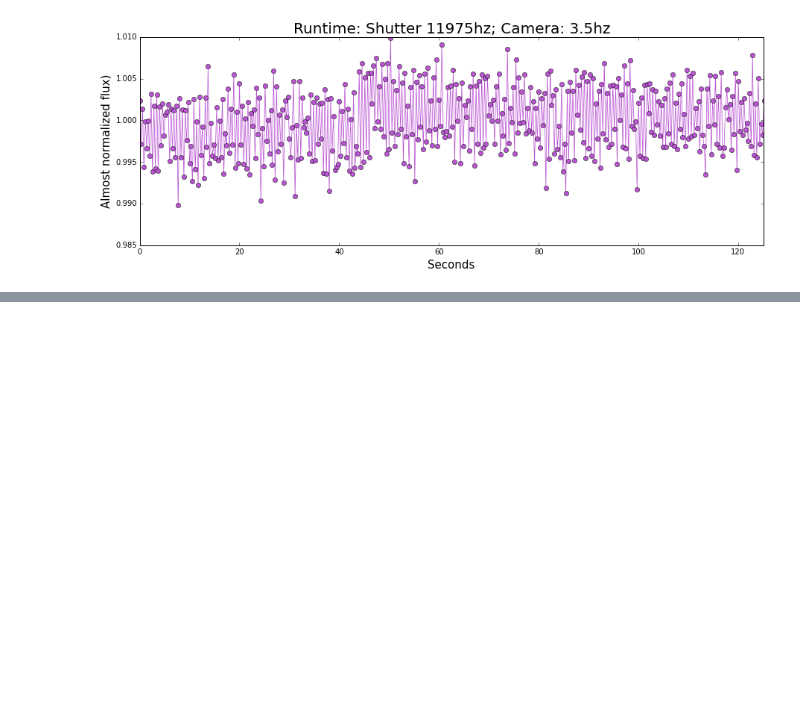
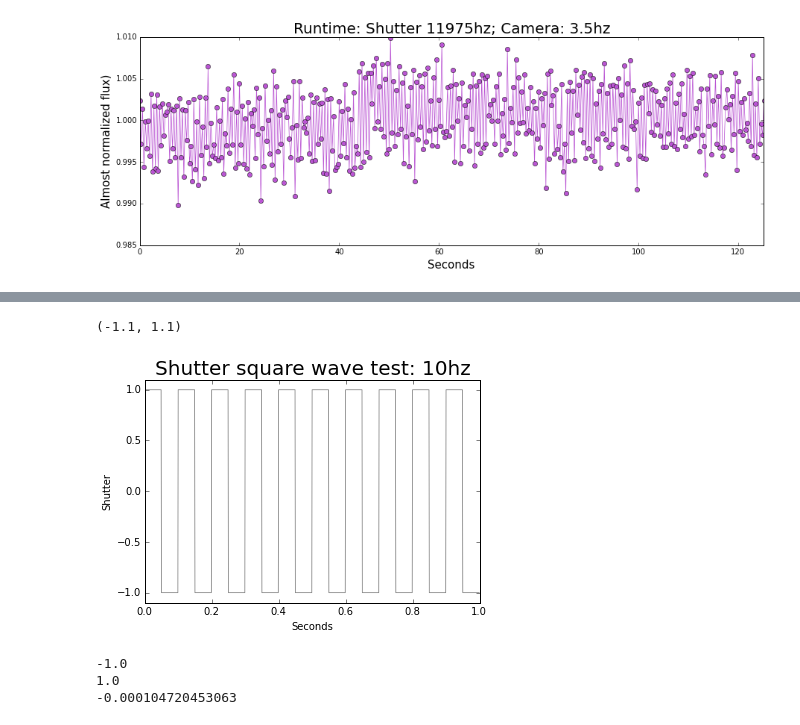
Before and after one commit to fedhere/detect120, a Jupyter notebook: dmiura_LEDtest.ipynb, the cells around one changed output, grey strips where cells are left out. Saved outputs shown, nothing was run; the diff lists cells and outputs as text; code cells hidden in the pictures; blank space fills up the shorter version.

```diff
--- a/dmiura_LEDtest.ipynb
+++ b/dmiura_LEDtest.ipynb
@@ -251,0 +254,28 @@ for i in shutter:
+# %%
+#I'm now trying to simulate square waves for the shutter
+
+square = {}
+
+time = np.linspace(0, 150, 150*1000)
+
+for i in shutter:
+    square[i] = signal.square(2*np.pi*time*i)
+
+#Visualizing it for 10hz: 10 cycles in one sec; seems ok
+
+pl.plot(time[0:1000], square[10][0:1000], '-', color='grey', linewidth = 0.75)
+pl.title('Shutter square wave test: 10hz', fontsize=20)
+pl.xlabel('Seconds')
+pl.ylabel('Shutter')
+ylim(-1.1, 1.1)
+# %% [output]
+(-1.1, 1.1)
+[figure, added]
+# %%
+print square[10][250]
+print cam4[250]
+print inter4[10][250]
+# %% [output]
+-1.0
+1.0
+-0.000104720453063
```
Also changed, not shown: parts of 7 cells of this notebook.
